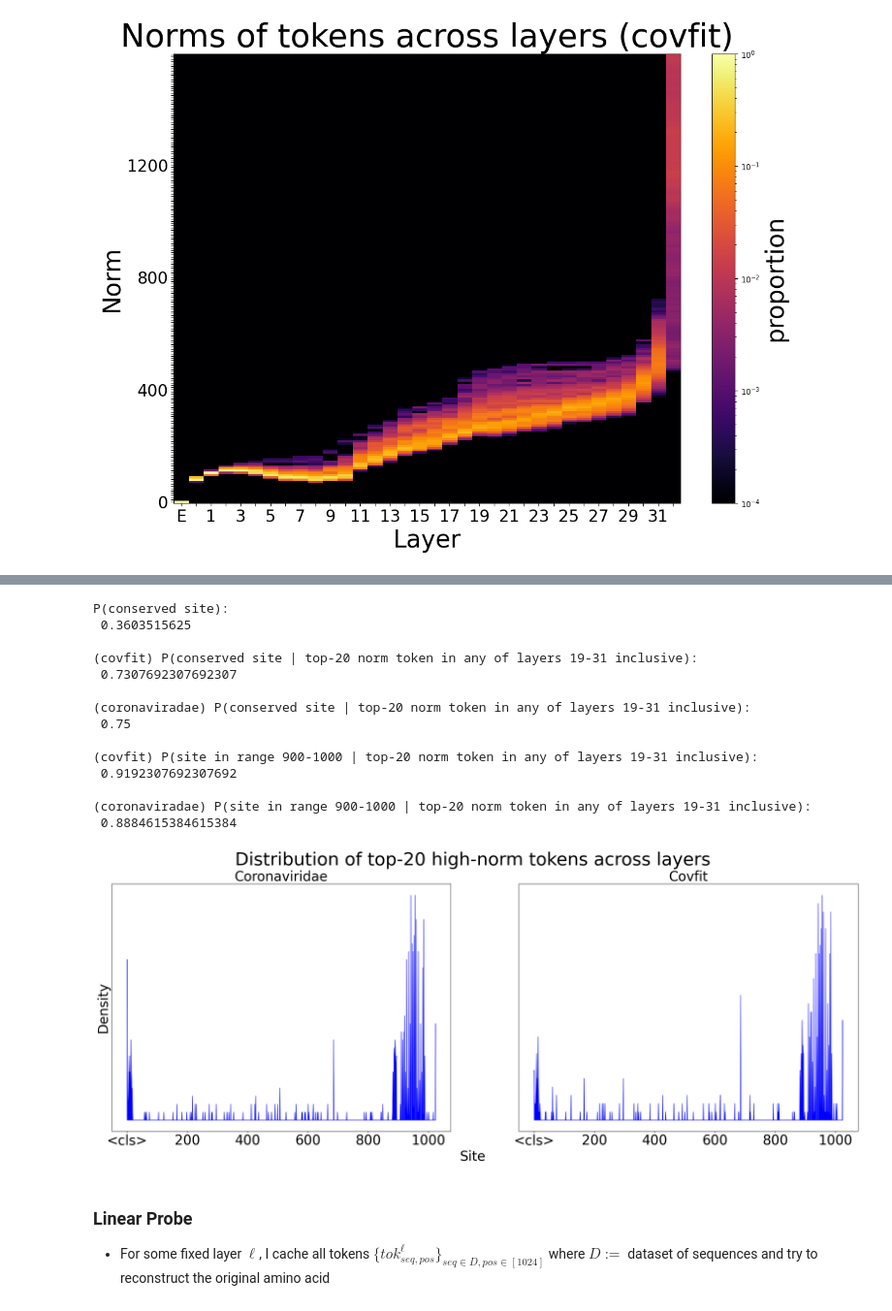
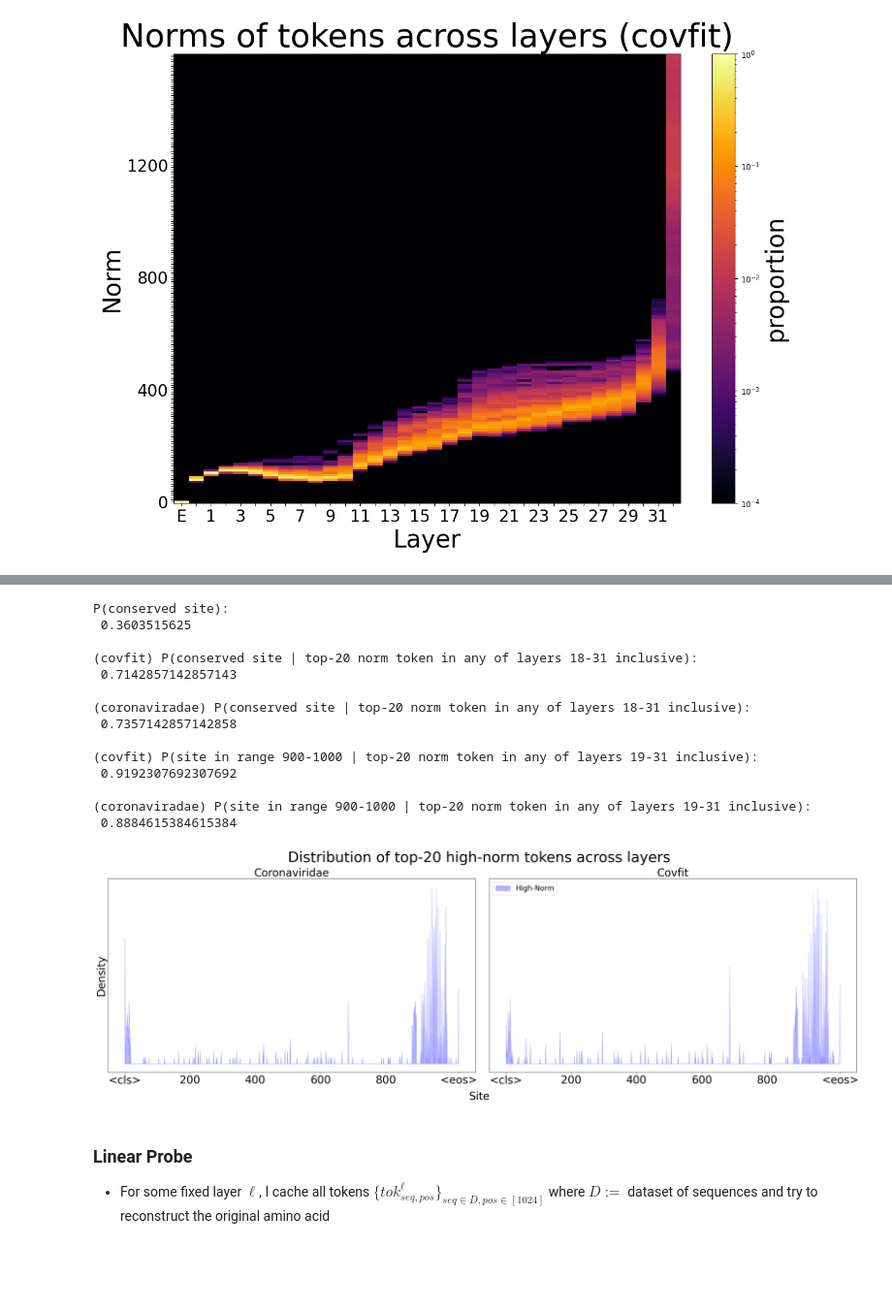
Before and after one commit to blab/mutational-embedding-vectors, a Jupyter notebook: notebooks/ex32_covarying_sites.ipynb, the cells around one changed output, grey strips where cells are left out. Shown at 97% size. Cells and saved outputs as stored; diff of their text form; code cells hidden in the pictures; blank space fills up the shorter version.

```diff
--- a/notebooks/ex32_covarying_sites.ipynb
+++ b/notebooks/ex32_covarying_sites.ipynb
@@ -569,7 +569,7 @@ for aa_idx in range(actual_seqs.shape[-1]):
 print("P(conserved site):\n", ((entropies == 0).sum() / entropies.shape[0]).item(), "\n")
 
 for name, topk_data in zip(["covfit", "coronaviradae"], [hot_spots_covfit, hot_spots_coronaviridae]):
-    l_start = 19
+    l_start = 18
     l_end = 32
     filtered_data = topk_data[l_start:l_end]
     conditional_prob = np.logical_and((filtered_data > 0), (entropies == 0).numpy()).sum() / (filtered_data > 0).sum()
@@ -590,32 +590,60 @@ for name, topk_data in zip(["covfit", "coronaviradae"], [hot_spots_covfit, hot_s
 P(conserved site):
  0.3603515625
 
-(covfit) P(conserved site | top-20 norm token in any of layers 19-31 inclusive):
- 0.7307692307692307
+(covfit) P(conserved site | top-20 norm token in any of layers 18-31 inclusive):
+ 0.7142857142857143
 
-(coronaviradae) P(conserved site | top-20 norm token in any of layers 19-31 inclusive):
- 0.75
+(coronaviradae) P(conserved site | top-20 norm token in any of layers 18-31 inclusive):
+ 0.7357142857142858
 
 (covfit) P(site in range 900-1000 | top-20 norm token in any of layers 19-31 inclusive):
  0.9192307692307692
 
 (coronaviradae) P(site in range 900-1000 | top-20 norm token in any of layers 19-31 inclusive):
  0.8884615384615384
-# %%
-fig,ax = plt.subplots(1,2,figsize=(30,10))
-for i, (topk_name, topk_data) in enumerate(zip(["Coronaviridae", "Covfit"], [hot_spots_coronaviridae, hot_spots_covfit])):
-    # ax[i].hist(topk_data.ravel(), bins=np.linspace(0,hooked_esm.cfg.n_ctx,200))
-    ax[i].fill_between(np.arange(hooked_esm.cfg.n_ctx), y1=topk_data.sum(axis=0), y2=0, interpolate=True, color='blue')
-    ax[i].set_yticks([])
-    ax[i].set_xticks([0,200,400,600,800,1000], ["<cls>",200,400,600,800,1000], fontsize=30)
-    ax[i].set_title(topk_name, fontsize=30)
-ax[0].set_ylabel("Density",fontsize=30)
-fig.supxlabel("Site", fontsize=30)
-fig.suptitle(f"Distribution of top-{topk} high-norm tokens across layers", fontsize=40)
-plt.savefig(f"../figures/top{topk}_high_norm_tok_distribution.png")
-plt.show()
-# %% [output]
-[figure, removed]
+# %%
+def plot_norm(
+    topk_name_list,
+    topk_data_list,
+    seq_len,
+    xtick_label_data=None,
+    save_file=None,
+    key_layer_start=18,
+    key_layer_end=31
+):
+    fig,ax = plt.subplots(1,2,figsize=(30,10))
+    for i, (topk_name, topk_data) in enumerate(zip(topk_name_list, topk_data_list)):
+        # ax[i].hist(topk_data.ravel(), bins=np.linspace(0,hooked_esm.cfg.n_ctx,200))
+        ax[i].fill_between(np.arange(seq_len),\
+                            y1=topk_data.sum(axis=0),\
+                            y2=0,\
+                            interpolate=True,\
+                            color='blue',\
+                            alpha=0.3,\
+                            label="High-Norm"\
+                           )
+        ax[i].set_yticks([])
+        ax[i].set_title(topk_name, fontsize=30)
+        if xtick_label_data:
+            ax[i].set_xticks(xtick_label_data[0], xtick_label_data[1], fontsize=30)
+    ax[-1].legend(fontsize=20)
+    ax[0].set_ylabel("Density",fontsize=30)
+    fig.supxlabel("Site", fontsize=30)
+    fig.suptitle(f"Distribution of top-{topk} high-norm tokens across layers", fontsize=40)
+    fig.tight_layout()
+    if save_file:
+        plt.savefig(save_file)
+    plt.show()
+# %%
+plot_norm(
+    ["Coronaviridae", "Covfit"],
+    [hot_spots_coronaviridae, hot_spots_covfit],
+    seq_len=hooked_esm.cfg.n_ctx,
+    xtick_label_data=[[0,200,400,600,800,hooked_esm.cfg.n_ctx], ["<cls>",200,400,600,800,"<eos>"]],
+    save_file=f"../figures/top{topk}_high_norm_tok_distribution.png"
+)
+# %% [output]
+[figure, added]
 # %% [markdown]
 ### Linear Probe
 
```
Also changed, not shown: parts of 16 cells of this notebook, 5 other files.
